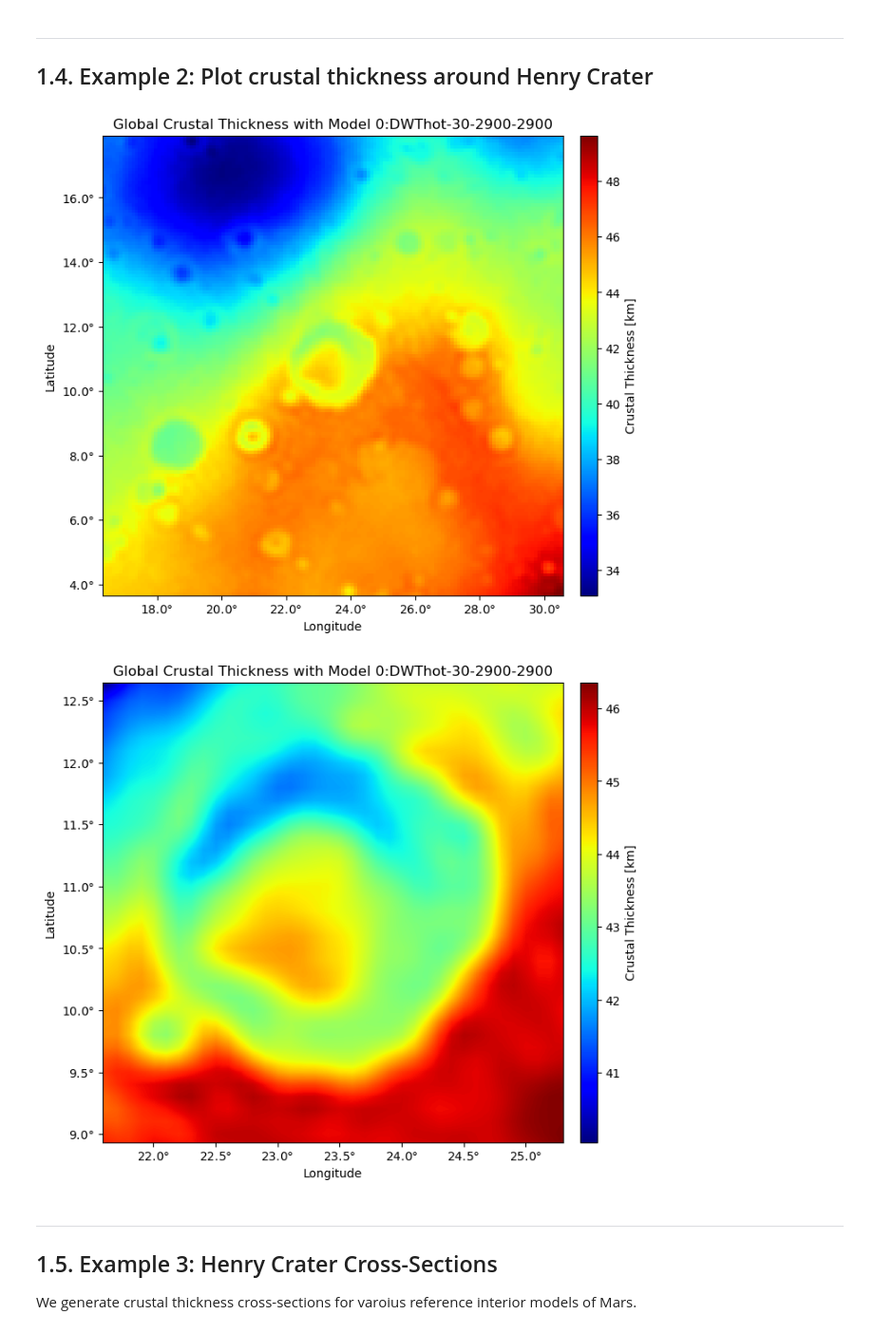
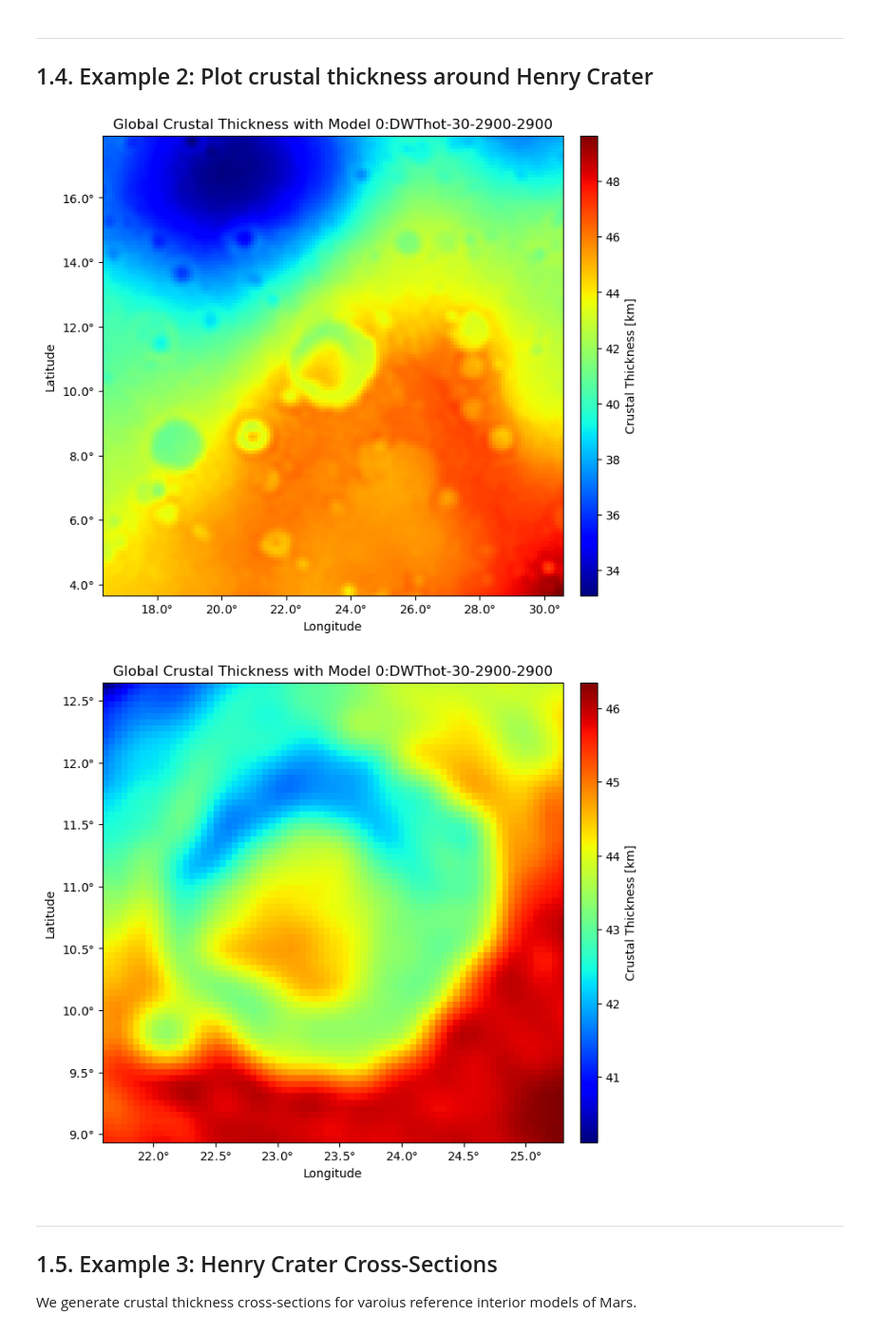
Before and after one commit to Humboldt-Penguin/Mars-Magnetics-Research, a Jupyter notebook: code/05_mag_src_map/src/main/summary.ipynb, the cells around one changed output. Shown at 95% size. Saved outputs shown, nothing was run; the diff lists cells and outputs as text; code cells hidden in the pictures.

```diff
--- a/code/05_mag_src_map/src/main/summary.ipynb
+++ b/code/05_mag_src_map/src/main/summary.ipynb
@@ -254,15 +254,15 @@ def plot_craterCrustalThickness_2D(identifier, scaling, spacing):
 # %%
 Crust.loadData(filename='Mars-thick-DWThot-30-2900-2900__shortened__grid=0.1.npy')
 
 plot_craterCrustalThickness_2D('Henry', 5, 0.1)
 # plot_craterCrustalThickness_2D('Henry', 3, 0.1)
 # plot_craterCrustalThickness_2D('Henry', 1.3, 0.1)
-plot_craterCrustalThickness_2D('Henry', 1.3, 0.01)
+plot_craterCrustalThickness_2D('Henry', 1.3, 0.05)
 
 # should take ~30 seconds for all 4 plots
 # %% [output]
 [figure]
-[figure, old version]
+[figure, new version]
 # %% [markdown]
 ---
 ## 1.5. Example 3: Henry Crater Cross-Sections
```
Also changed, not shown: parts of 9 cells of this notebook, 6 other files.
